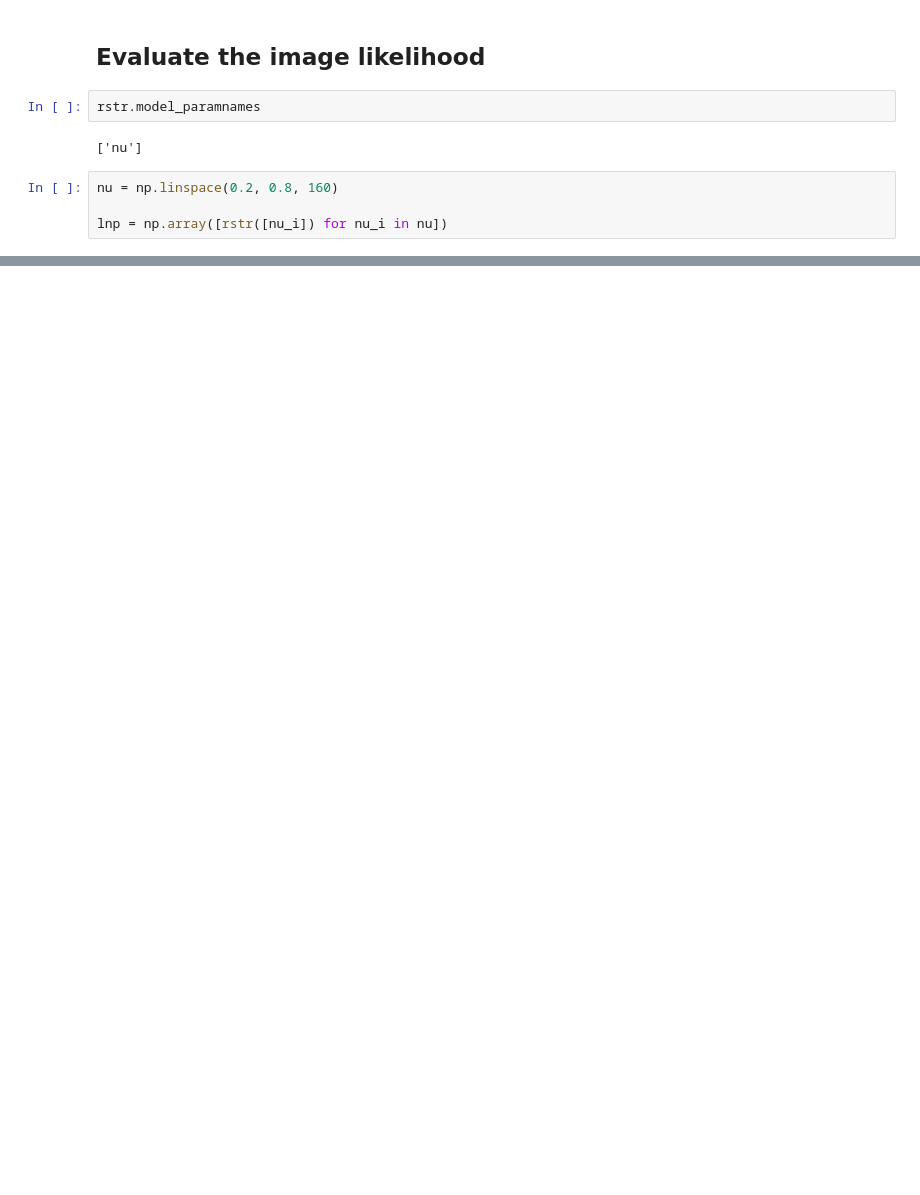
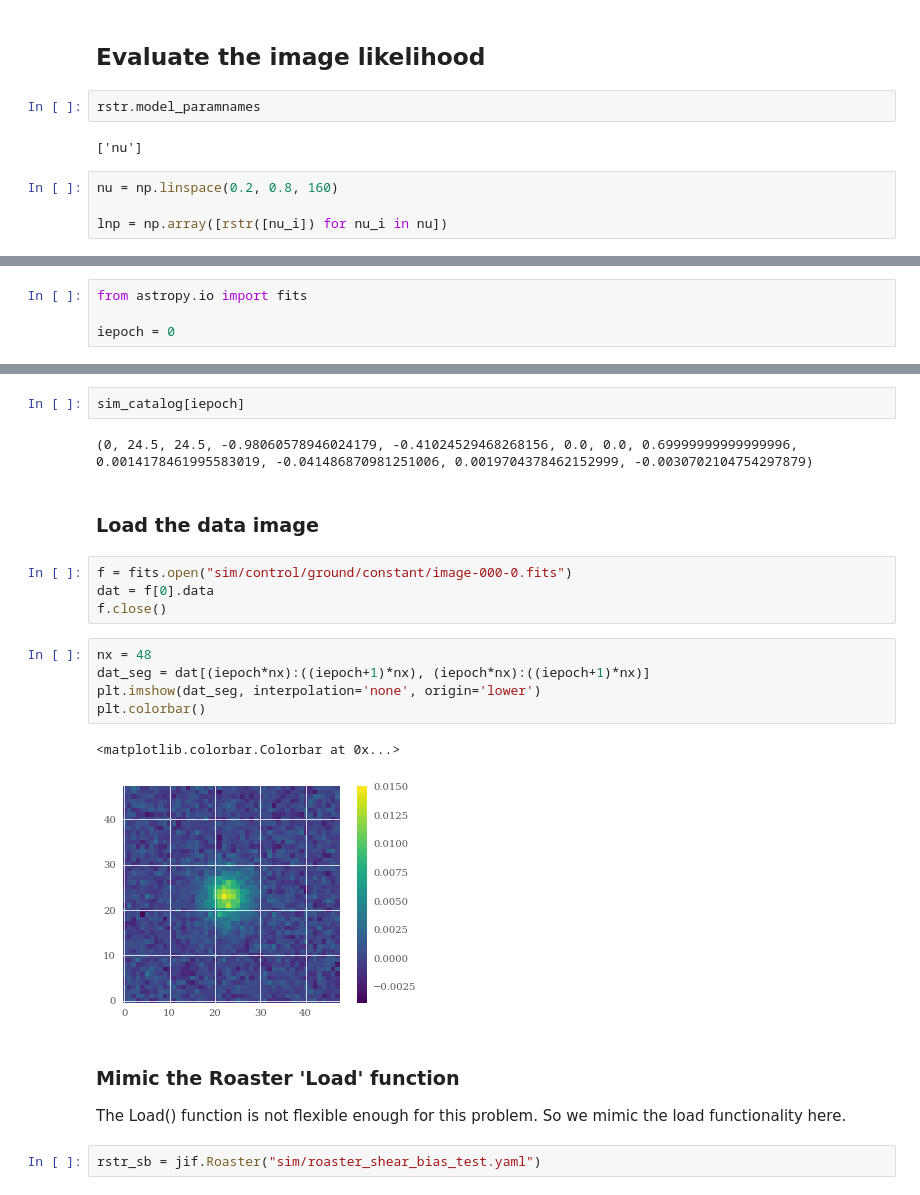
Before and after one commit to mdschneider/JIF, a Jupyter notebook: devel/debug_roaster_bias/roaster_bias_test.ipynb, the cells around one changed output, grey strips where cells are left out. Drawn from its saved outputs; the diff is of its cells as text; blank space fills up the shorter version.

Commit message:
Import sim data for Roaster posterior nu bias tests

```diff
--- a/devel/debug_roaster_bias/roaster_bias_test.ipynb
+++ b/devel/debug_roaster_bias/roaster_bias_test.ipynb
@@ -72,0 +113,4 @@ plt.ylabel(r"Pr($\nu$)")
+# %%
+from astropy.io import fits
+
+iepoch = 0
@@ -72,0 +153,24 @@ plt.ylabel(r"Pr($\nu$)")
+# %%
+sim_catalog[iepoch]
+# %% [output]
+(0, 24.5, 24.5, -0.98060578946024179, -0.41024529468268156, 0.0, 0.0, 0.69999999999999996, 0.0014178461995583019, -0.041486870981251006, 0.0019704378462152999, -0.0030702104754297879)
+# %% [markdown]
+### Load the data image
+# %%
+f = fits.open("sim/control/ground/constant/image-000-0.fits")
+dat = f[0].data
+f.close()
+# %%
+nx = 48
+dat_seg = dat[(iepoch*nx):((iepoch+1)*nx), (iepoch*nx):((iepoch+1)*nx)]
+plt.imshow(dat_seg, interpolation='none', origin='lower')
+plt.colorbar()
+# %% [output]
+<matplotlib.colorbar.Colorbar at 0x...>
+[figure, added]
+# %% [markdown]
+### Mimic the Roaster 'Load' function
+
+The Load() function is not flexible enough for this problem. So we mimic the load functionality here.
+# %%
+rstr_sb = jif.Roaster("sim/roaster_shear_bias_test.yaml")
```
Also changed, not shown: parts of 15 cells of this notebook, 3 other files.
